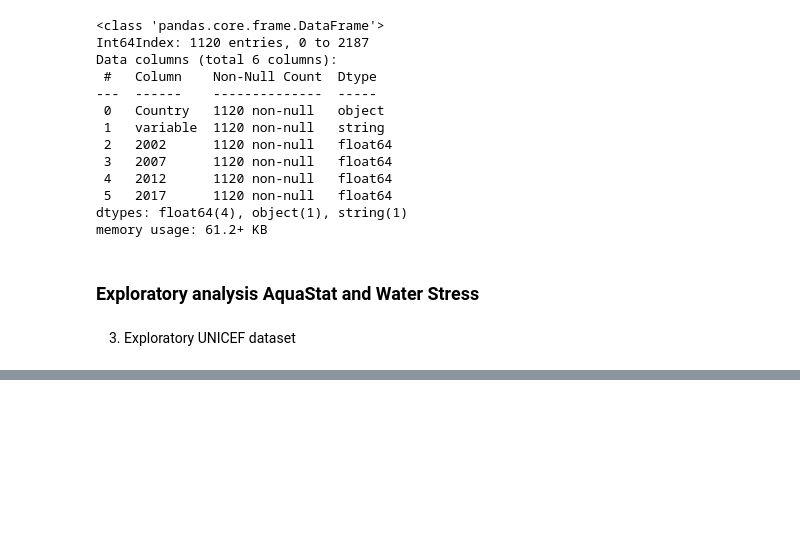
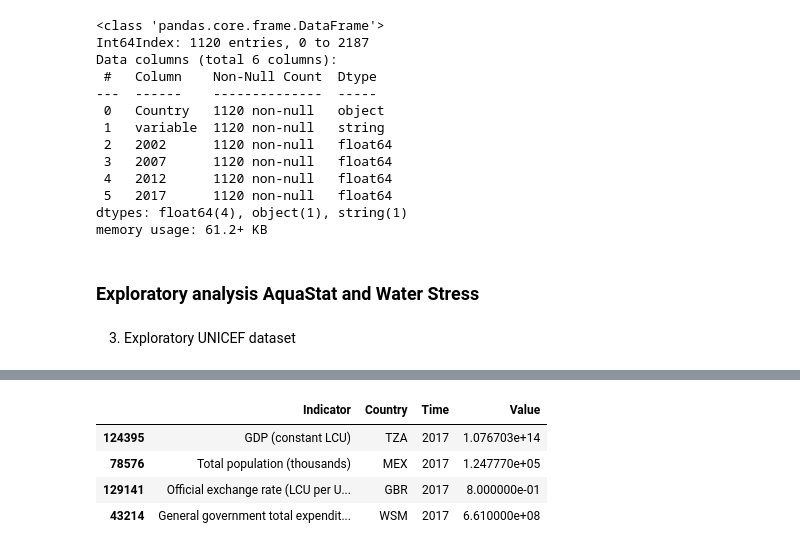
Before and after one commit to herbmks/MDA-Tuvalu, a Jupyter notebook: preprocessing_socio_outliers.ipynb, the cells around one changed output, grey strips where cells are left out. Saved outputs shown, nothing was run; the diff lists cells and outputs as text; code cells hidden in the pictures; blank space fills up the shorter version.

```diff
--- a/preprocessing_socio_outliers.ipynb
+++ b/preprocessing_socio_outliers.ipynb
@@ -234,0 +264,11 @@ g = sns.relplot(x="GDP per capita (current US$/inhab)", y='Water use efficiency
+# %%
+# Filter only 2017
+df_unif['Time'] = df_unif['Time'].astype('string')
+df_unif = df_unif.loc[df_unif.Time == '2017']
+df_unif.sample(4)
+# %% [output]
+|  | Indicator | Country | Time | Value |
+| 124395 | GDP (constant LCU) | TZA | 2017 | 1.076703e+14 |
+| 78576 | Total population (thousands) | MEX | 2017 | 1.247770e+05 |
+| 129141 | Official exchange rate (LCU per U... | GBR | 2017 | 8.000000e-01 |
+| 43214 | General government total expendit... | WSM | 2017 | 6.610000e+08 |
```
Also changed, not shown: parts of 5 cells of this notebook.
